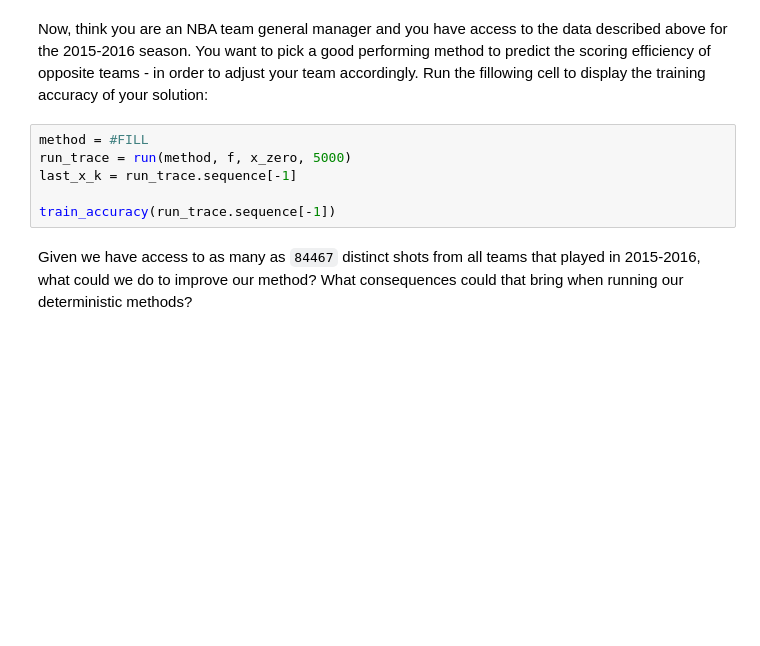
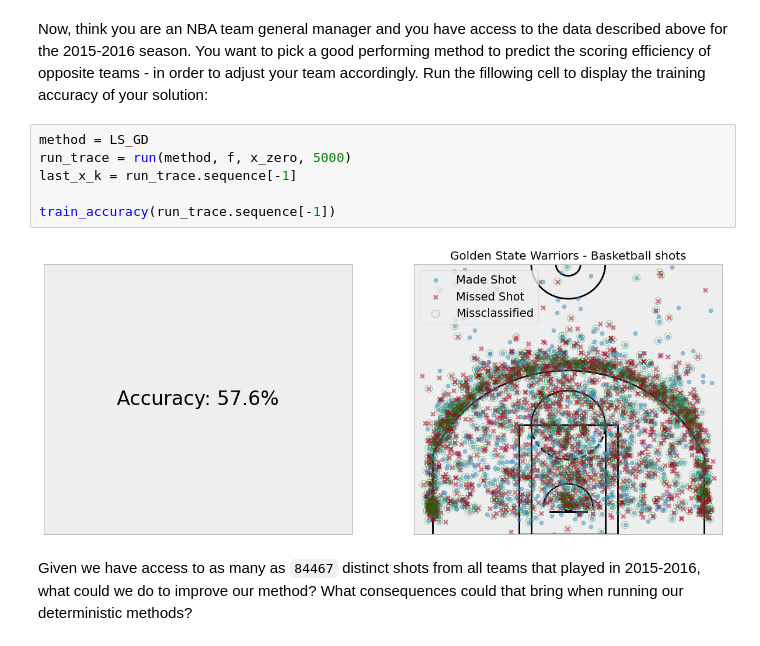
Before and after one commit to FinnWeikert/Math-of-Data-H1, a Jupyter notebook: Part 2 - First order methods.ipynb, the cells around one changed output. Drawn from its saved outputs; the diff is of its cells as text; blank space fills up the shorter version.

```diff
--- a/Part 2 - First order methods.ipynb
+++ b/Part 2 - First order methods.ipynb
@@ -608,10 +606,12 @@ plot(methods, f, x_zero, max_iteration=5000)
 # %% [markdown]
 Now, think you are an NBA team general manager and you have access to the data described above for the 2015-2016 season. You want to pick a good performing method to predict the scoring efficiency of opposite teams - in order to adjust your team accordingly. Run the fillowing cell to display the training accuracy of your solution:
 # %%
-method = #FILL
+method = LS_GD
 run_trace = run(method, f, x_zero, 5000)
 last_x_k = run_trace.sequence[-1]
 
 train_accuracy(run_trace.sequence[-1])
+# %% [output]
+[figure, added]
 # %% [markdown]
 Given we have access to as many as `84467` distinct shots from all teams that played in 2015-2016, what could we do to improve our method? What consequences could that bring when running our deterministic methods?
```
Also changed, not shown: parts of 3 cells of this notebook.
